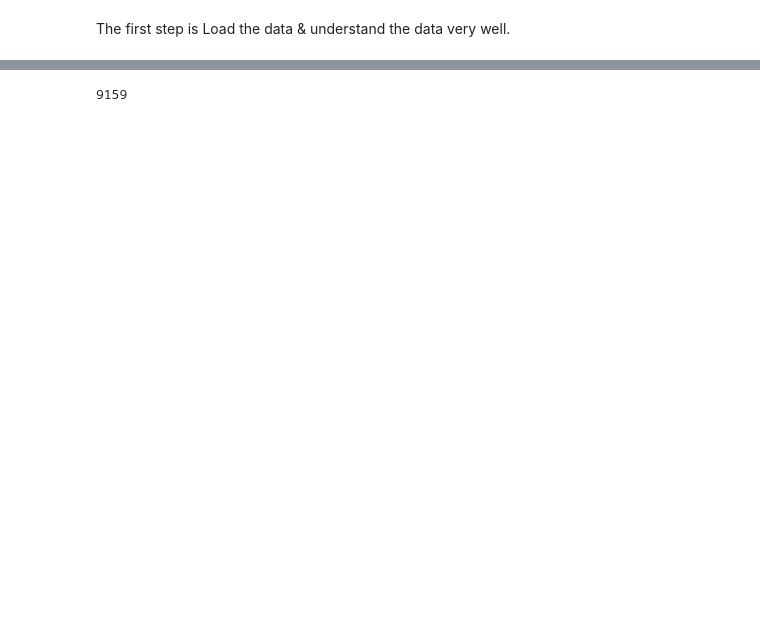
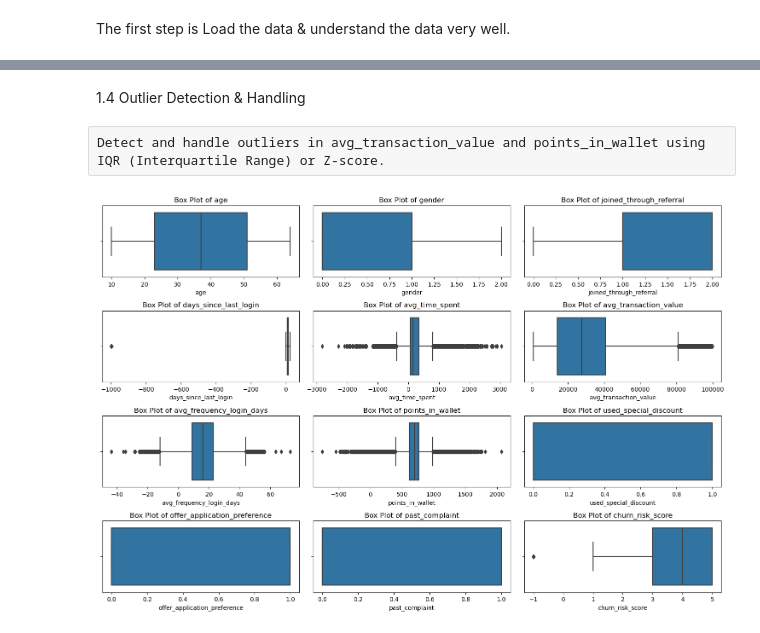
Before and after one commit to getnetbogale27/Baacumen-SML-Group-Project, a Jupyter notebook: ML-Tade.ipynb, the cells around one changed output, grey strips where cells are left out. Saved outputs shown, nothing was run; the diff lists cells and outputs as text; code cells hidden in the pictures; blank space fills up the shorter version.

```diff
--- a/ML-Tade.ipynb
+++ b/ML-Tade.ipynb
@@ -54,5 +309,17 @@ df.describe()
-# %%
-# To know how many data sets are missed. the first .sum() indicates coloumn & the second .sum() indicates No of columns.
-pd.isnull(df).sum().sum()
-# %% [output]
-9159
+# %% [markdown]
+1.4 Outlier Detection & Handling
+# %% [raw]
+Detect and handle outliers in avg_transaction_value and points_in_wallet using IQR (Interquartile Range) or Z-score.
+# %%
+continues_variables = df.select_dtypes(include = ['float64', 'int64'])
+plt.figure(figsize=(15, 10))
+for i, column in enumerate(continues_variables):
+    plt.subplot(4, 3, i + 1)
+    sns.boxplot(x=continues_variables[column])
+    plt.title(f'Box Plot of {column}')
+    plt.xlabel(column)
+
+plt.tight_layout()
+plt.show();
+# %% [output]
+[figure, added]
```
Also changed, not shown: parts of 30 cells of this notebook.
